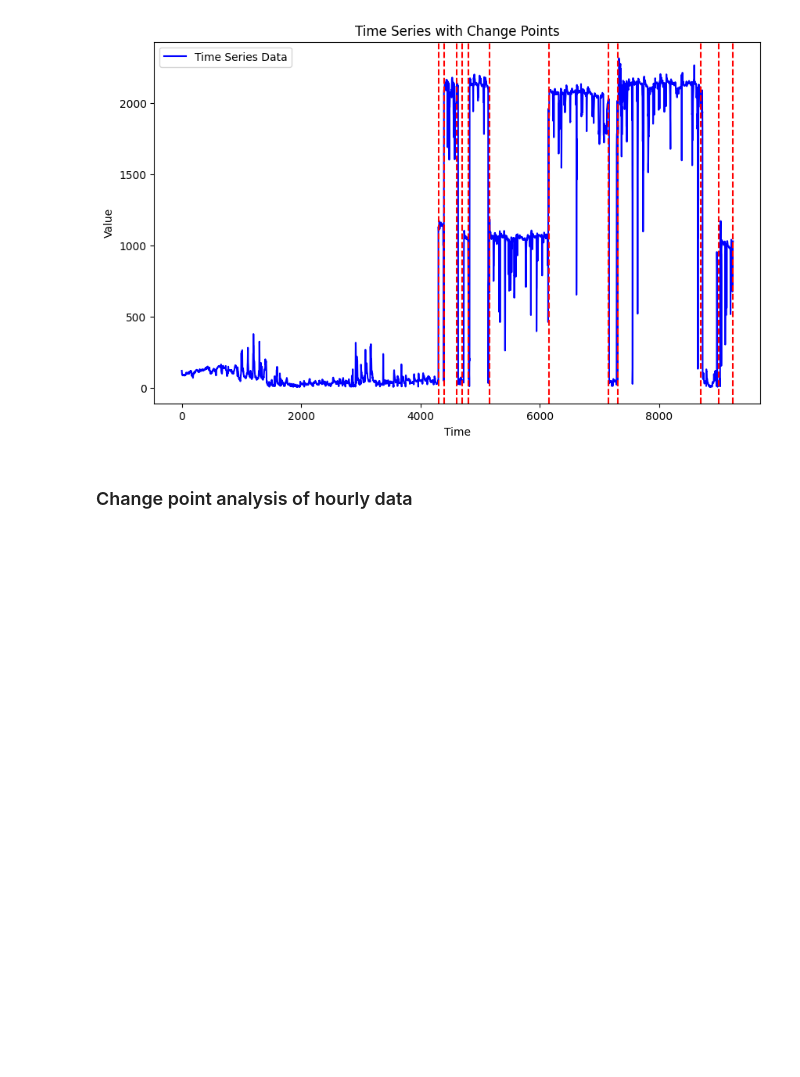
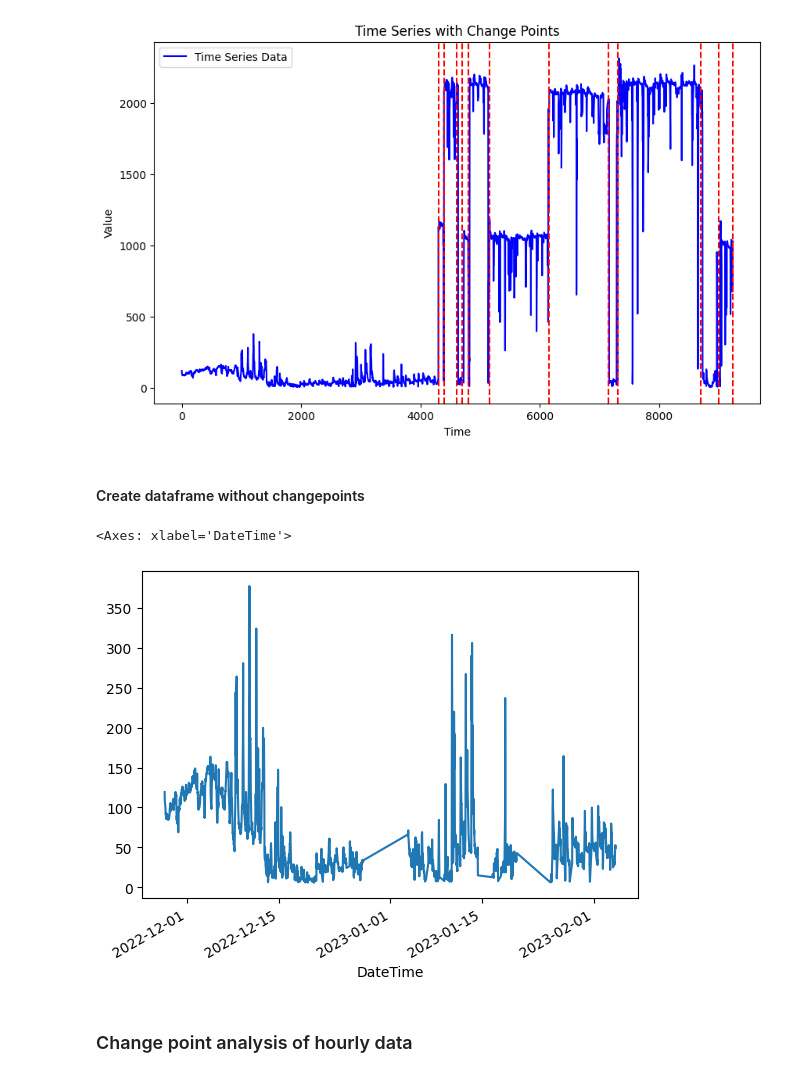
Before and after one commit to campofernando/lcqar-low-cost-monit-proc, a Jupyter notebook: data-pre-processing/field-data-treatment-Diamante_CO.ipynb, the cells around one changed output. Cells and saved outputs as stored; diff of their text form; code cells hidden in the pictures; blank space fills up the shorter version.

```diff
--- a/data-pre-processing/field-data-treatment-Diamante_CO.ipynb
+++ b/data-pre-processing/field-data-treatment-Diamante_CO.ipynb
@@ -509,3 +470,7 @@ result = algo.predict(pen=10)
 result
 # %% [output]
 [4300, 4400, 4600, 4700, 4800, 5150, 6150, 7150, 7300, 8700, 9000, 9235]
+# %%
+change_point_index = series[[x - 1 for x in result]].index
+sensor_dataframe['CHANGE POINT'] = False
+sensor_dataframe['CHANGE POINT'].loc[change_point_index] = True
@@ -527,6 +497,14 @@ plt.legend()
 plt.show()
 # %% [output]
 [figure]
+# %% [markdown]
+#### Create dataframe without changepoints
+# %%
+valid_data_previous_to_first_change = sensor_dataframe.loc[:change_point_index[0]][sensor_dataframe['Tag'] == 'VALID'].drop(index=change_point_index[0])
+valid_data_previous_to_first_change['measuring'].plot()
+# %% [output]
+<Axes: xlabel='DateTime'>
+[figure, added]
 # %% [markdown]
 ### Change point analysis of hourly data
 # %%
```
Also changed, not shown: parts of 10 cells of this notebook, 27 other files.
